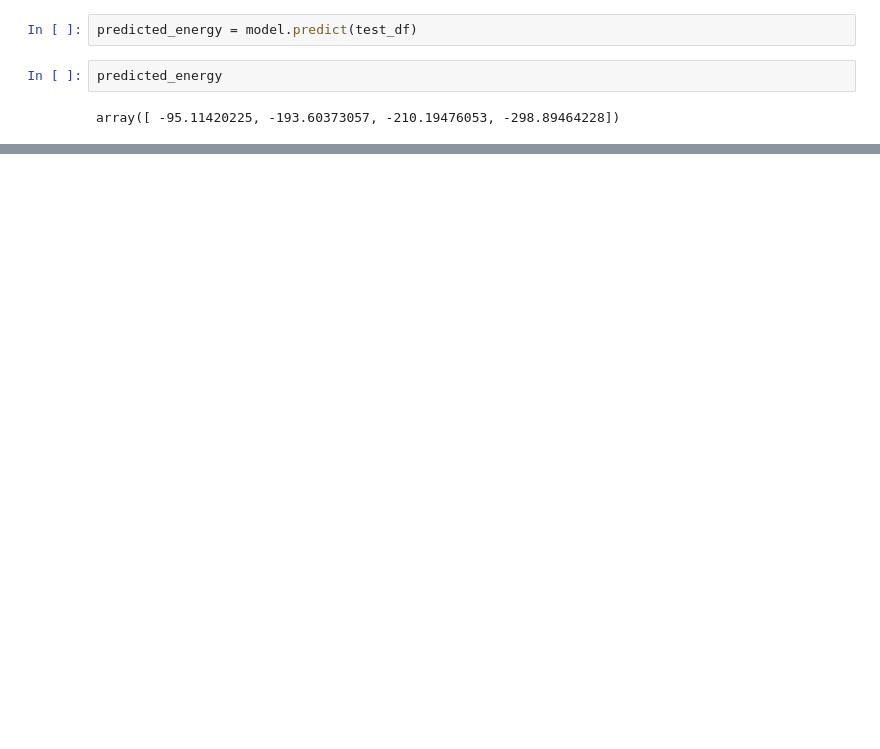
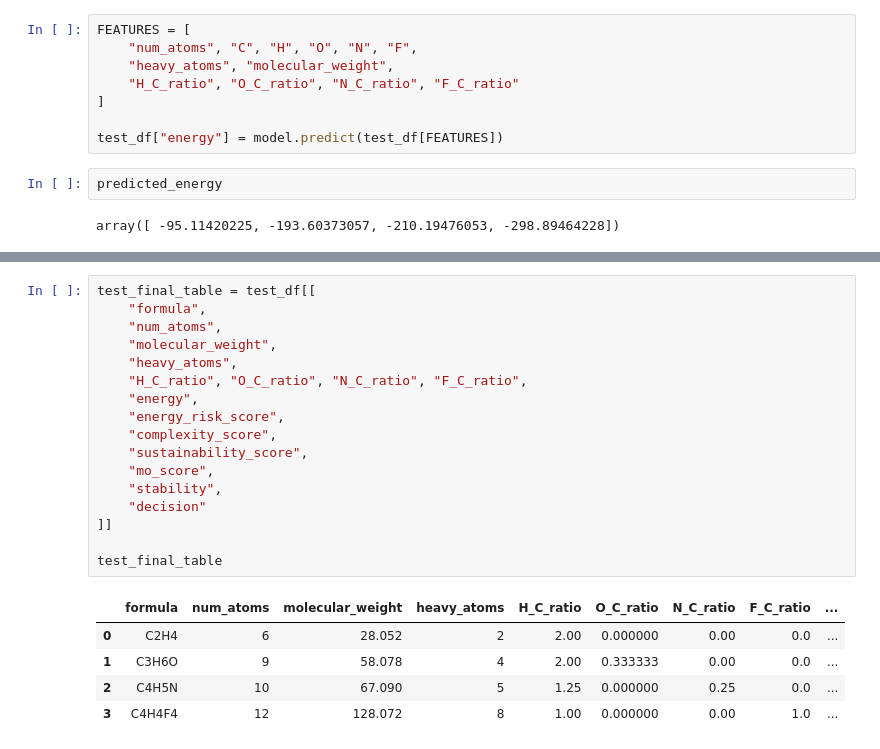
Before and after one commit to Shreya2818/-AI-Based-Molecular-Energy-Prediction-and-Sustainable-Molecule-Screening, a Jupyter notebook: QM9_project.ipynb, the cells around one changed output, grey strips where cells are left out. Drawn from its saved outputs; the diff is of its cells as text; blank space fills up the shorter version.

```diff
--- a/QM9_project.ipynb
+++ b/QM9_project.ipynb
@@ -304,5 +314,11 @@ test_df
 # %%
-predicted_energy = model.predict(test_df)
+FEATURES = [
+    "num_atoms", "C", "H", "O", "N", "F",
+    "heavy_atoms", "molecular_weight",
+    "H_C_ratio", "O_C_ratio", "N_C_ratio", "F_C_ratio"
+]
+
+test_df["energy"] = model.predict(test_df[FEATURES])
 # %%
 predicted_energy
 # %% [output]
@@ -309,0 +364,23 @@ array([ -95.11420225, -193.60373057, -210.19476053, -298.89464228])
+# %%
+test_final_table = test_df[[
+    "formula",
+    "num_atoms",
+    "molecular_weight",
+    "heavy_atoms",
+    "H_C_ratio", "O_C_ratio", "N_C_ratio", "F_C_ratio",
+    "energy",
+    "energy_risk_score",
+    "complexity_score",
+    "sustainability_score",
+    "mo_score",
+    "stability",
+    "decision"
+]]
+
+test_final_table
+# %% [output]
+|  | formula | num_atoms | molecular_weight | heavy_atoms | H_C_ratio | O_C_ratio | N_C_ratio | F_C_ratio | ... |
+| 0 | C2H4 | 6 | 28.052 | 2 | 2.00 | 0.000000 | 0.00 | 0.0 | ... |
+| 1 | C3H6O | 9 | 58.078 | 4 | 2.00 | 0.333333 | 0.00 | 0.0 | ... |
+| 2 | C4H5N | 10 | 67.090 | 5 | 1.25 | 0.000000 | 0.25 | 0.0 | ... |
+| 3 | C4H4F4 | 12 | 128.072 | 8 | 1.00 | 0.000000 | 0.00 | 1.0 | ... |
```
Also changed, not shown: parts of 6 cells of this notebook.
